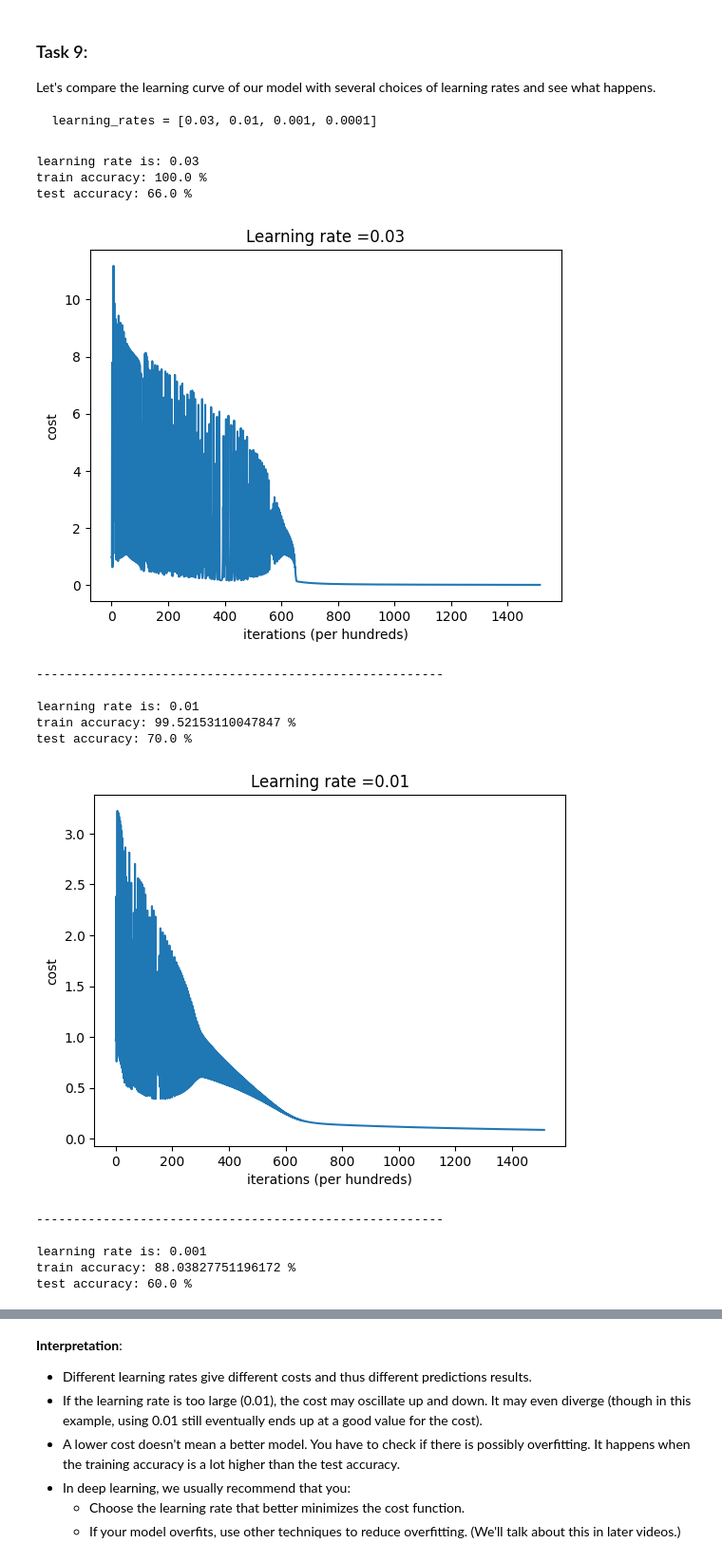
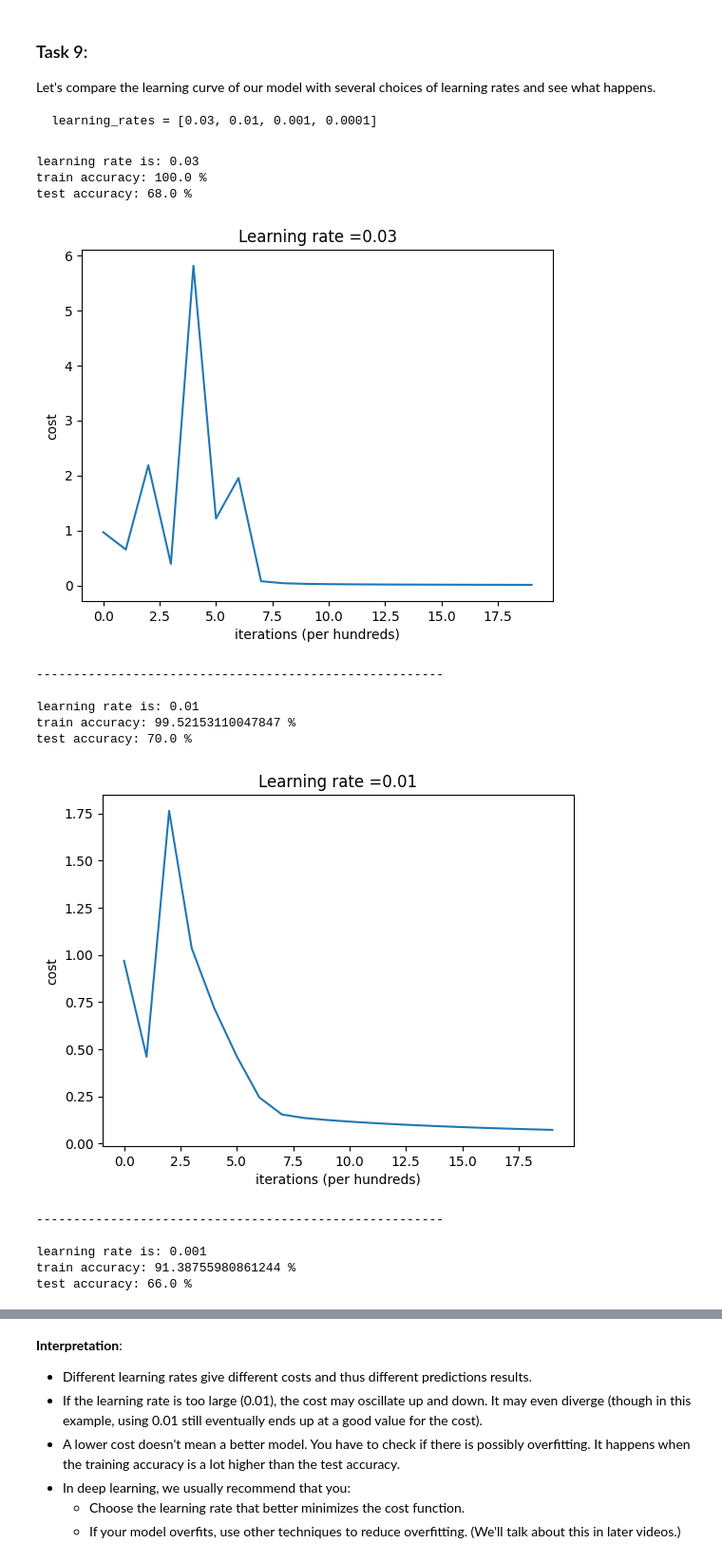
Before and after one commit to leahtan2026/stat362, a Jupyter notebook: student/week 5/NN_logistic_regression.ipynb, the cells around one changed output, grey strips where cells are left out. Shown at 95% size. Saved outputs shown, nothing was run; the diff lists cells and outputs as text; code cells hidden in the pictures.

```diff
--- a/student/week 5/NN_logistic_regression.ipynb
+++ b/student/week 5/NN_logistic_regression.ipynb
@@ -435,7 +435,6 @@ def optimize(w, b, X, Y, num_iterations, learning_rate, print_cost = False):
         # Cost and gradient calculation (≈ 1-4 lines of code)
         ### START CODE HERE ###
         grads, cost = propagate(w,b,X,Y)
-        costs.append(cost)
         ### END CODE HERE ###
 
         # Retrieve derivatives from grads
@@ -687,29 +686,29 @@ learning_rates = [0.03, 0.01, 0.001, 0.0001]
 # %%
 learning_rates = [0.03, 0.01, 0.001, 0.0001]
 for l in learning_rates:
     print ("learning rate is: " + str(l))
-    d = model(train_set_x, train_set_y, test_set_x, test_set_y, num_iterations = 1500, learning_rate = l, print_cost = False)
+    d = model(train_set_x, train_set_y, test_set_x, test_set_y, num_iterations = 2000, learning_rate = l, print_cost = False)
 
     costs = np.squeeze(d['costs'])
     plt.plot(costs)
     plt.ylabel('cost')
     plt.xlabel('iterations (per hundreds)')
     plt.title("Learning rate =" + str(d["learning_rate"]))
     plt.show()
     print ('\n' + "-------------------------------------------------------" + '\n')
 # %% [output]
 learning rate is: 0.03
 train accuracy: 100.0 %
-test accuracy: 66.0 %
+test accuracy: 68.0 %
-[figure, old version]
+[figure, new version]
 -------------------------------------------------------
 
 learning rate is: 0.01
 train accuracy: 99.52153110047847 %
 test accuracy: 70.0 %
-[figure, old version]
+[figure, new version]
 -------------------------------------------------------
 
 learning rate is: 0.001
-train accuracy: 88.03827751196172 %
-test accuracy: 60.0 %
+train accuracy: 91.38755980861244 %
+test accuracy: 66.0 %
```
Also changed, not shown: parts of 2 cells of this notebook, 1 other file.
